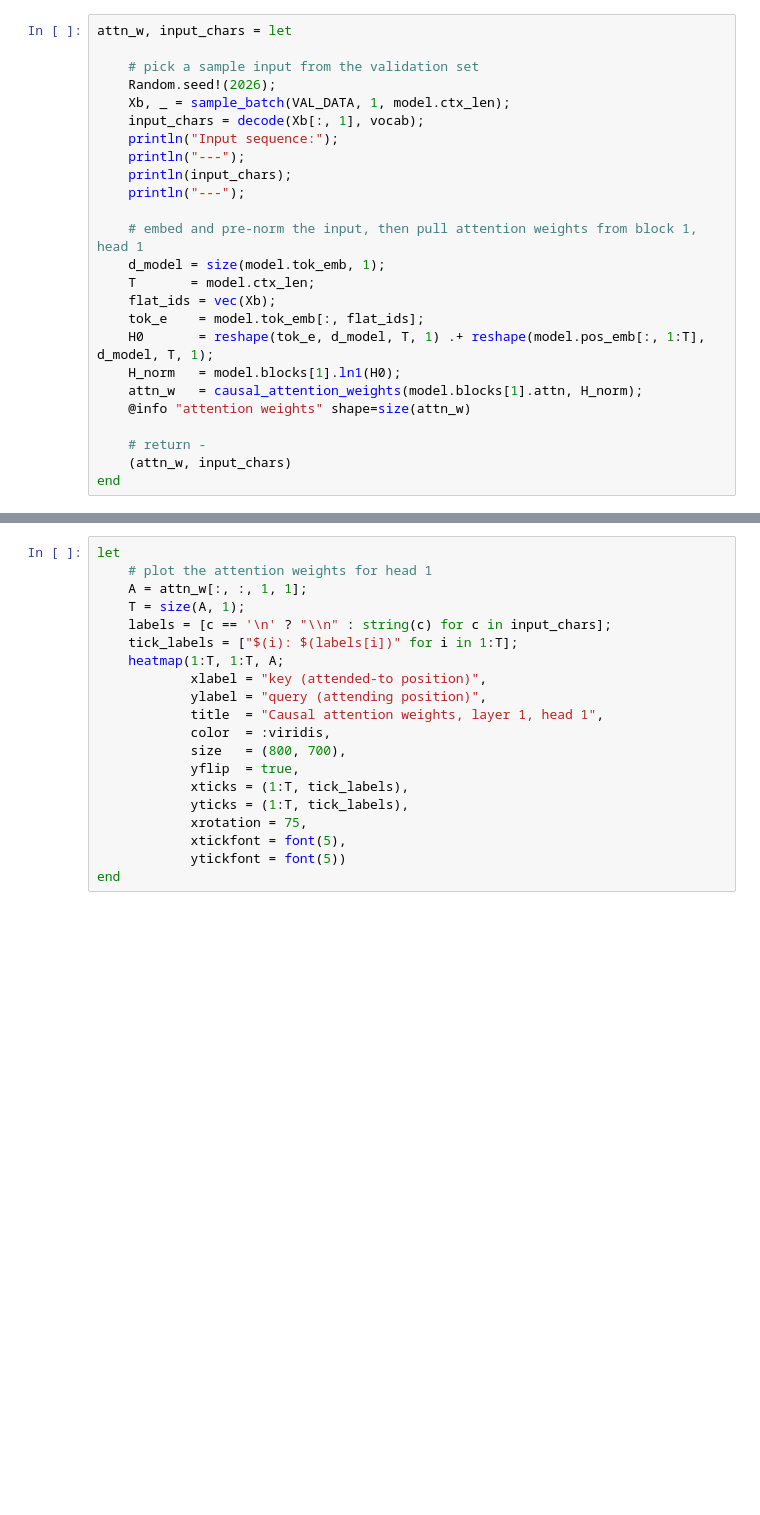
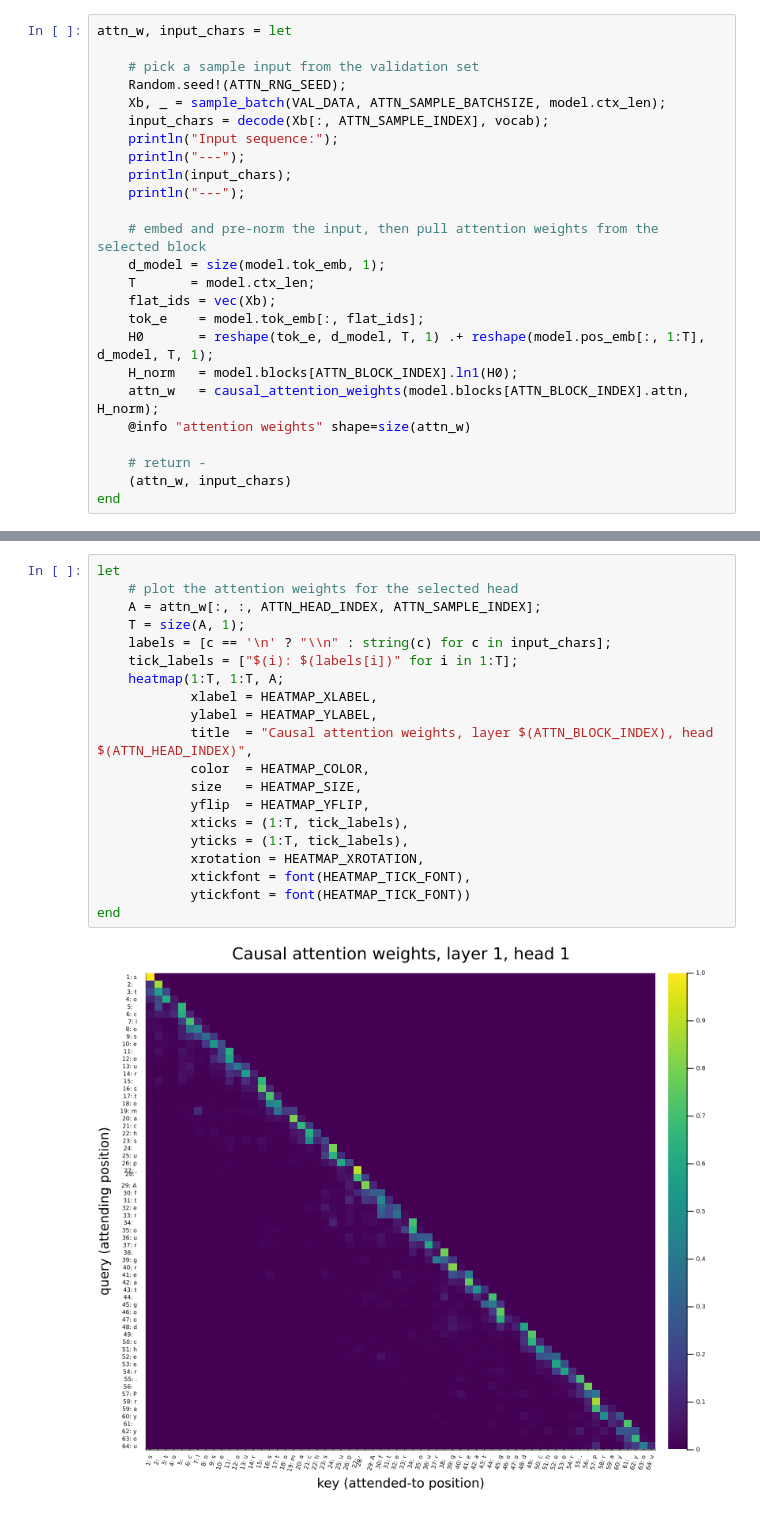
Before and after one commit to varnerlab/CHEME-5820-Lectures-Spring-2026, a Jupyter notebook: lectures/week-13/L13c/CHEME-5820-L13c-Example-NanoGPT-Shakespeare-Spring-2026.ipynb, the cells around one changed output, grey strips where cells are left out. Drawn from its saved outputs; the diff is of its cells as text; blank space fills up the shorter version.

```diff
--- a/lectures/week-13/L13c/CHEME-5820-L13c-Example-NanoGPT-Shakespeare-Spring-2026.ipynb
+++ b/lectures/week-13/L13c/CHEME-5820-L13c-Example-NanoGPT-Shakespeare-Spring-2026.ipynb
@@ -240,22 +302,22 @@ The cell below runs this extraction in one `let ... end` block and returns two n
 attn_w, input_chars = let
 
     # pick a sample input from the validation set
-    Random.seed!(2026);
-    Xb, _ = sample_batch(VAL_DATA, 1, model.ctx_len);
-    input_chars = decode(Xb[:, 1], vocab);
+    Random.seed!(ATTN_RNG_SEED);
+    Xb, _ = sample_batch(VAL_DATA, ATTN_SAMPLE_BATCHSIZE, model.ctx_len);
+    input_chars = decode(Xb[:, ATTN_SAMPLE_INDEX], vocab);
     println("Input sequence:");
     println("---");
     println(input_chars);
     println("---");
 
-    # embed and pre-norm the input, then pull attention weights from block 1, head 1
+    # embed and pre-norm the input, then pull attention weights from the selected block
     d_model = size(model.tok_emb, 1);
     T       = model.ctx_len;
     flat_ids = vec(Xb);
     tok_e    = model.tok_emb[:, flat_ids];
     H0       = reshape(tok_e, d_model, T, 1) .+ reshape(model.pos_emb[:, 1:T], d_model, T, 1);
-    H_norm   = model.blocks[1].ln1(H0);
-    attn_w   = causal_attention_weights(model.blocks[1].attn, H_norm);
+    H_norm   = model.blocks[ATTN_BLOCK_INDEX].ln1(H0);
+    attn_w   = causal_attention_weights(model.blocks[ATTN_BLOCK_INDEX].attn, H_norm);
     @info "attention weights" shape=size(attn_w)
 
     # return -
@@ -264,22 +336,24 @@ end
 # %%
 let
-    # plot the attention weights for head 1
-    A = attn_w[:, :, 1, 1];
+    # plot the attention weights for the selected head
+    A = attn_w[:, :, ATTN_HEAD_INDEX, ATTN_SAMPLE_INDEX];
     T = size(A, 1);
     labels = [c == '\n' ? "\\n" : string(c) for c in input_chars];
     tick_labels = ["$(i): $(labels[i])" for i in 1:T];
     heatmap(1:T, 1:T, A;
-            xlabel = "key (attended-to position)",
-            ylabel = "query (attending position)",
-            title  = "Causal attention weights, layer 1, head 1",
-            color  = :viridis,
-            size   = (800, 700),
-            yflip  = true,
+            xlabel = HEATMAP_XLABEL,
+            ylabel = HEATMAP_YLABEL,
+            title  = "Causal attention weights, layer $(ATTN_BLOCK_INDEX), head $(ATTN_HEAD_INDEX)",
+            color  = HEATMAP_COLOR,
+            size   = HEATMAP_SIZE,
+            yflip  = HEATMAP_YFLIP,
             xticks = (1:T, tick_labels),
             yticks = (1:T, tick_labels),
-            xrotation = 75,
-            xtickfont = font(5),
-            ytickfont = font(5))
+            xrotation = HEATMAP_XROTATION,
+            xtickfont = font(HEATMAP_TICK_FONT),
+            ytickfont = font(HEATMAP_TICK_FONT))
 end
+# %% [output]
+[figure, added]
 # %% [markdown]
 ### Things to Think About
```
Also changed, not shown: parts of 24 cells of this notebook, 1 other file.
